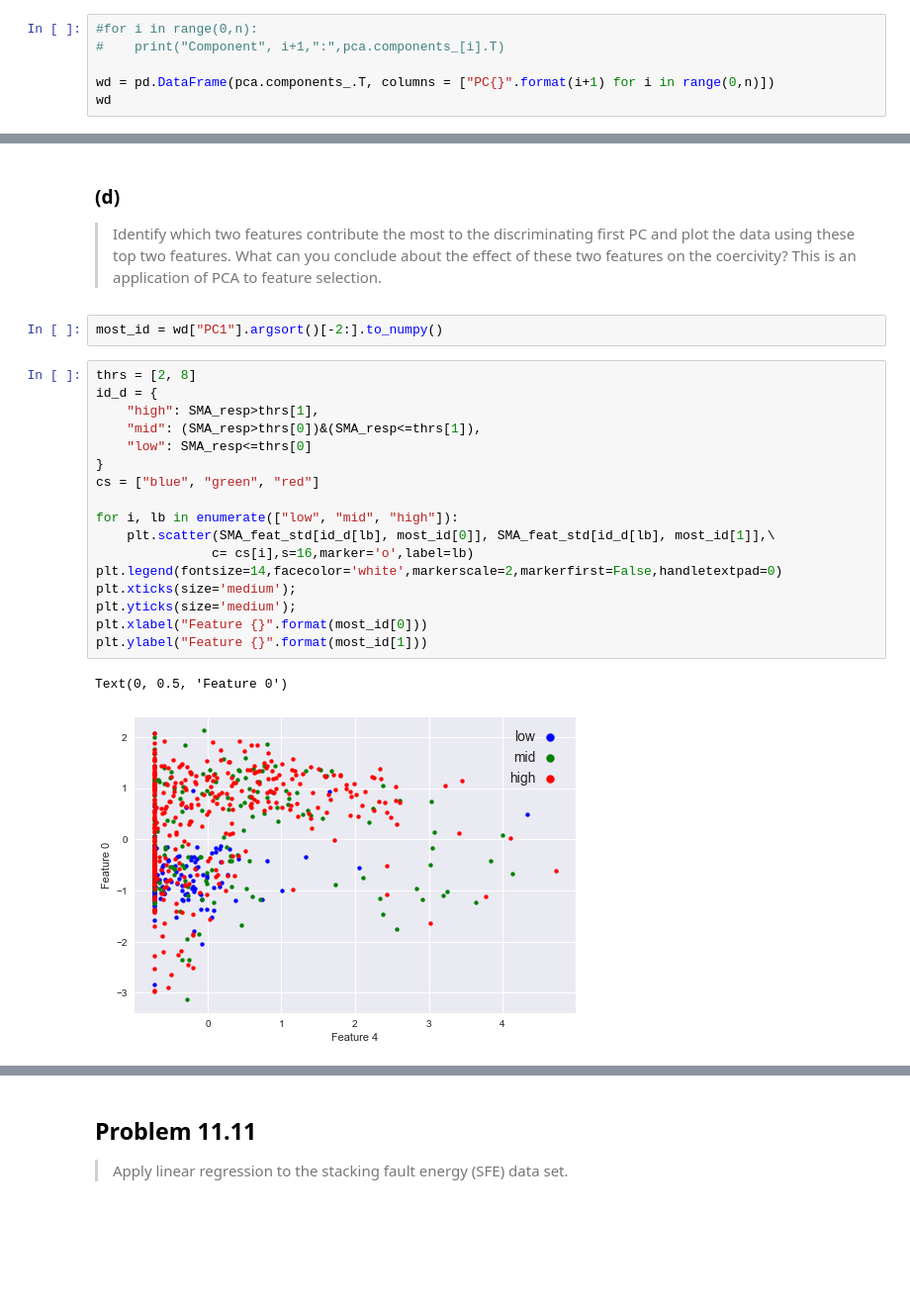
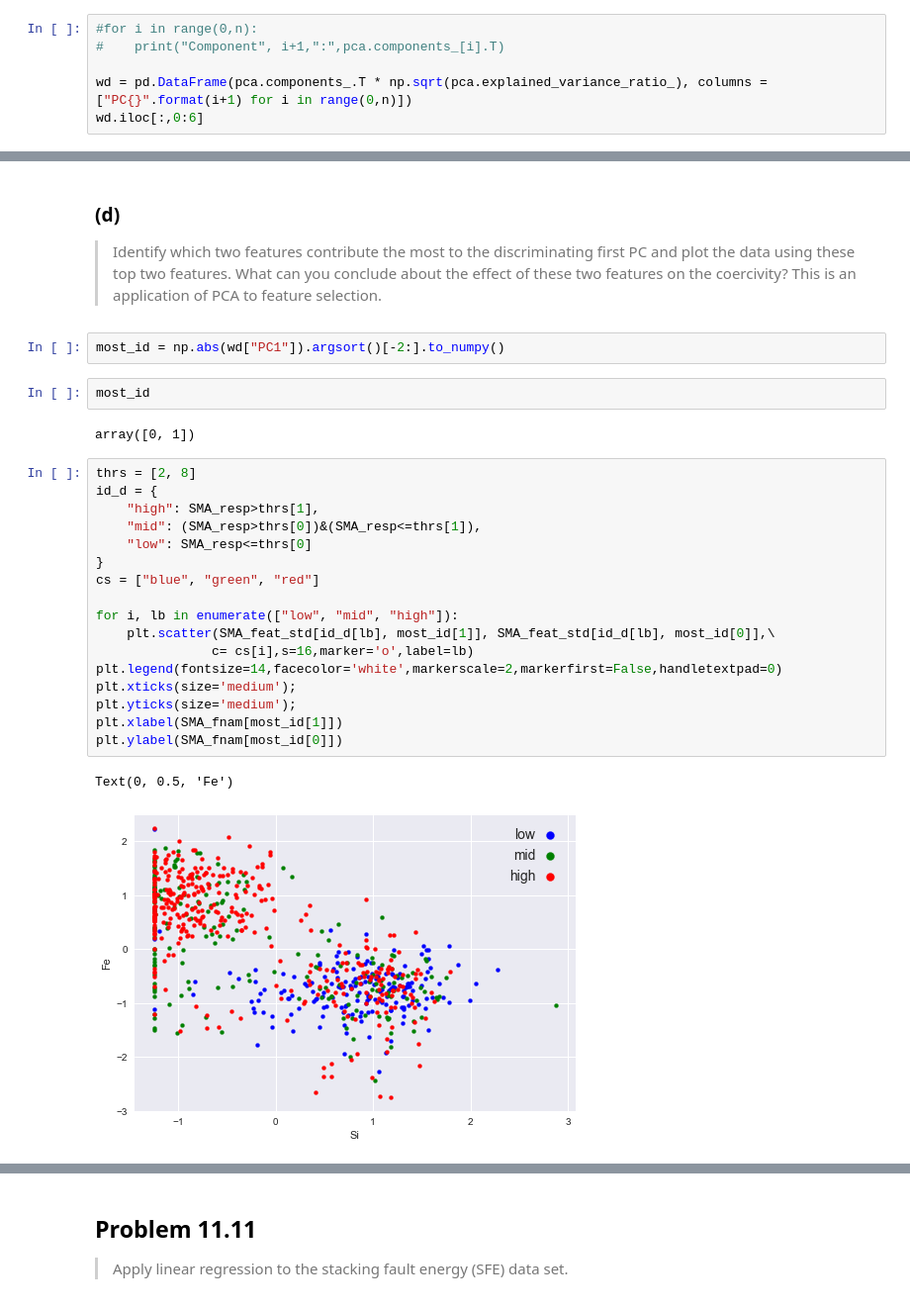
Before and after one commit to stevengogogo/ECEN649_Pattern-Recognition, a Jupyter notebook: hw/hw5.ipynb, the cells around one changed output, grey strips where cells are left out. Shown at 99% size. Cells and saved outputs as stored; diff of their text form; blank space fills up the shorter version.

```diff
--- a/hw/hw5.ipynb
+++ b/hw/hw5.ipynb
@@ -136,6 +148,6 @@ Text(0.5, 1.0, 'Scree plot')
 #for i in range(0,n):
 #    print("Component", i+1,":",pca.components_[i].T)
 
-wd = pd.DataFrame(pca.components_.T, columns = ["PC{}".format(i+1) for i in range(0,n)])
-wd
+wd = pd.DataFrame(pca.components_.T * np.sqrt(pca.explained_variance_ratio_), columns = ["PC{}".format(i+1) for i in range(0,n)])
+wd.iloc[:,0:6]
 # %% [output]
@@ -161,26 +185,30 @@ Component 12 : [-0.56099026 -0.6871773  -0.07072863 -0.1620772  -0.32028881 -0.2
 
 > Identify which two features contribute the most to the discriminating first PC and plot the data using these top two features. What can you conclude about the effect of these two features on the coercivity? This is an application of PCA to feature selection.
 # %%
-most_id = wd["PC1"].argsort()[-2:].to_numpy()
+most_id = np.abs(wd["PC1"]).argsort()[-2:].to_numpy()
+# %%
+most_id
+# %% [output]
+array([0, 1])
 # %%
 thrs = [2, 8]
 id_d = {
     "high": SMA_resp>thrs[1],
     "mid": (SMA_resp>thrs[0])&(SMA_resp<=thrs[1]),
     "low": SMA_resp<=thrs[0]
 }
 cs = ["blue", "green", "red"]
 
 for i, lb in enumerate(["low", "mid", "high"]):
-    plt.scatter(SMA_feat_std[id_d[lb], most_id[0]], SMA_feat_std[id_d[lb], most_id[1]],\
+    plt.scatter(SMA_feat_std[id_d[lb], most_id[1]], SMA_feat_std[id_d[lb], most_id[0]],\
                c= cs[i],s=16,marker='o',label=lb)
 plt.legend(fontsize=14,facecolor='white',markerscale=2,markerfirst=False,handletextpad=0)
 plt.xticks(size='medium');
 plt.yticks(size='medium');
-plt.xlabel("Feature {}".format(most_id[0]))
-plt.ylabel("Feature {}".format(most_id[1]))
+plt.xlabel(SMA_fnam[most_id[1]])
+plt.ylabel(SMA_fnam[most_id[0]])
 # %% [output]
-Text(0, 0.5, 'Feature 0')
+Text(0, 0.5, 'Fe')
-[figure, old version]
+[figure, new version]
 # %% [markdown]
 Relations
```
Also changed, not shown: parts of 10 cells of this notebook, 6 other files.
